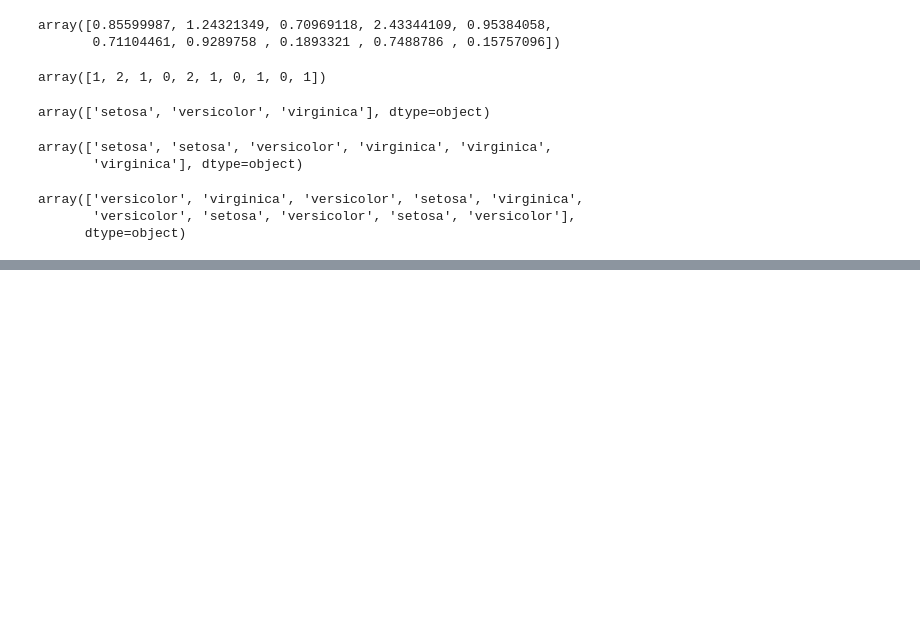
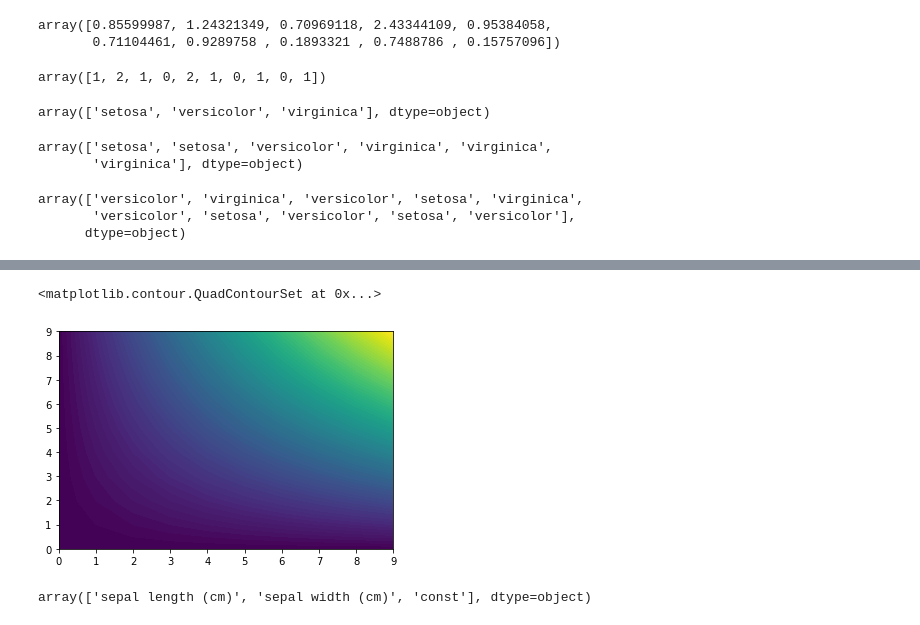
Before and after one commit to cs320-wisc/s22, a Jupyter notebook: lec/34 Classification 1/lec1.ipynb, the cells around one changed output, grey strips where cells are left out. Cells and saved outputs as stored; diff of their text form; code cells hidden in the pictures; blank space fills up the shorter version.

```diff
--- a/lec/34 Classification 1/lec1.ipynb
+++ b/lec/34 Classification 1/lec1.ipynb
@@ -279,0 +332,2 @@ array(['versicolor', 'virginica', 'versicolor', 'setosa', 'virginica',
+# %%
+X, Y = np.meshgrid(np.arange(0, 10), np.arange(10))
@@ -279,0 +356,7 @@ array(['versicolor', 'virginica', 'versicolor', 'setosa', 'virginica',
+# %%
+Z = X * Y
+print(Z)
+plt.contourf(X, Y, Z, levels=100)
+# %% [output]
+<matplotlib.contour.QuadContourSet at 0x...>
+[figure, added]
@@ -279,0 +365,4 @@ array(['versicolor', 'virginica', 'versicolor', 'setosa', 'virginica',
+# %%
+cls.feature_names_in_
+# %% [output]
+array(['sepal length (cm)', 'sepal width (cm)', 'const'], dtype=object)
```
Also changed, not shown: parts of 33 cells of this notebook, 1 other file.
